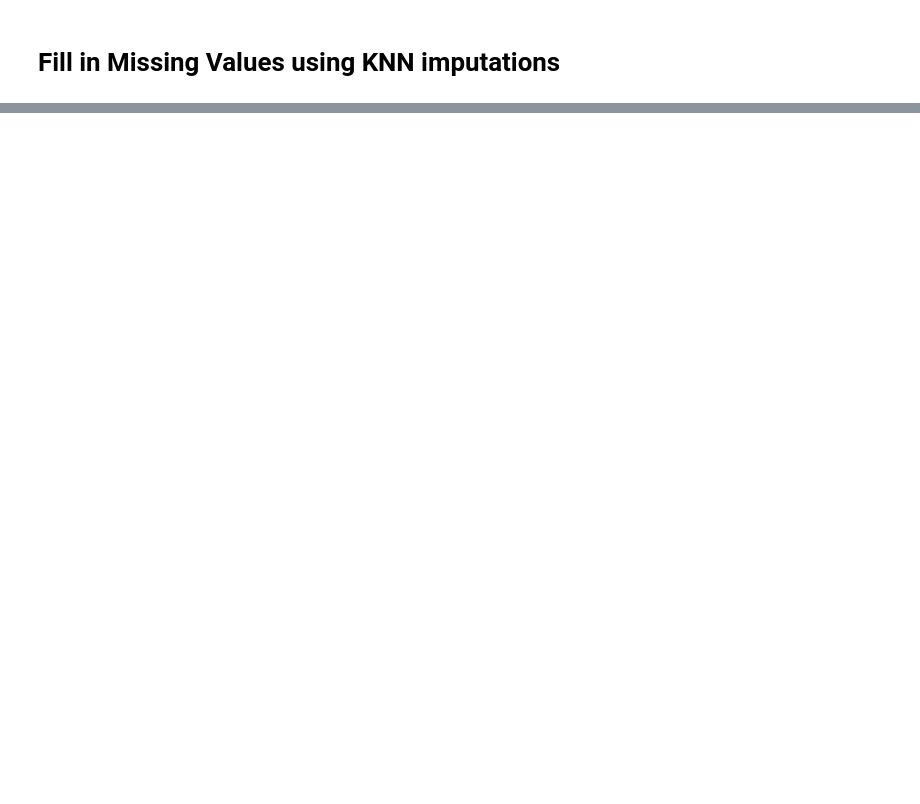
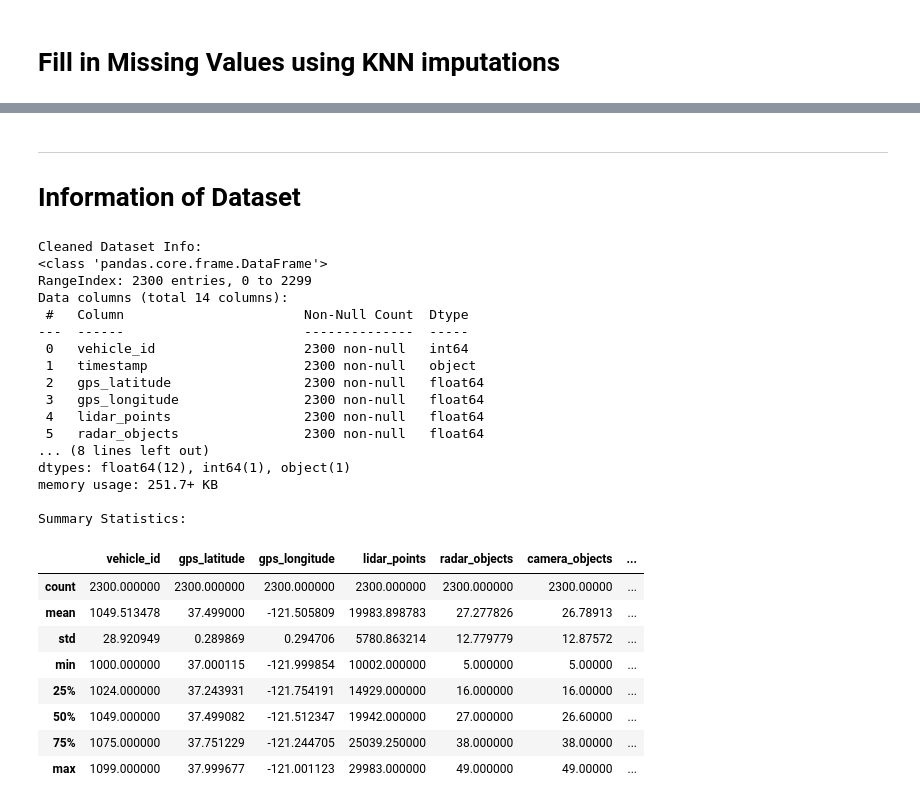
Before and after one commit to WarlockZul/Data-Analytics-Assignment-1, a Jupyter notebook: Cleaning Function.ipynb, the cells around one changed output, grey strips where cells are left out. Cells and saved outputs as stored; diff of their text form; code cells hidden in the pictures; blank space fills up the shorter version.

```diff
--- a/Cleaning Function.ipynb
+++ b/Cleaning Function.ipynb
@@ -159,0 +207,36 @@ print("Saved: KNN_Imputed_Values_Report.csv")
+# %% [markdown]
+____________
+# Information of Dataset
+# %%
+print("Cleaned Dataset Info:")
+df_knn.info()
+
+print("\nSummary Statistics:")
+display(df_knn.describe())
+# %% [output]
+Cleaned Dataset Info:
+<class 'pandas.core.frame.DataFrame'>
+RangeIndex: 2300 entries, 0 to 2299
+Data columns (total 14 columns):
+ #   Column                       Non-Null Count  Dtype
+---  ------                       --------------  -----
+ 0   vehicle_id                   2300 non-null   int64
+ 1   timestamp                    2300 non-null   object
+ 2   gps_latitude                 2300 non-null   float64
+ 3   gps_longitude                2300 non-null   float64
+ 4   lidar_points                 2300 non-null   float64
+ 5   radar_objects                2300 non-null   float64
+... (8 lines left out)
+dtypes: float64(12), int64(1), object(1)
+memory usage: 251.7+ KB
+
+Summary Statistics:
+|  | vehicle_id | gps_latitude | gps_longitude | lidar_points | radar_objects | camera_objects | ... |
+| count | 2300.000000 | 2300.000000 | 2300.000000 | 2300.000000 | 2300.000000 | 2300.00000 | ... |
+| mean | 1049.513478 | 37.499000 | -121.505809 | 19983.898783 | 27.277826 | 26.78913 | ... |
+| std | 28.920949 | 0.289869 | 0.294706 | 5780.863214 | 12.779779 | 12.87572 | ... |
+| min | 1000.000000 | 37.000115 | -121.999854 | 10002.000000 | 5.000000 | 5.00000 | ... |
+| 25% | 1024.000000 | 37.243931 | -121.754191 | 14929.000000 | 16.000000 | 16.00000 | ... |
+| 50% | 1049.000000 | 37.499082 | -121.512347 | 19942.000000 | 27.000000 | 26.60000 | ... |
+| 75% | 1075.000000 | 37.751229 | -121.244705 | 25039.250000 | 38.000000 | 38.00000 | ... |
+| max | 1099.000000 | 37.999677 | -121.001123 | 29983.000000 | 49.000000 | 49.00000 | ... |
```
Also changed, not shown: parts of 10 cells of this notebook, 4 other files.
